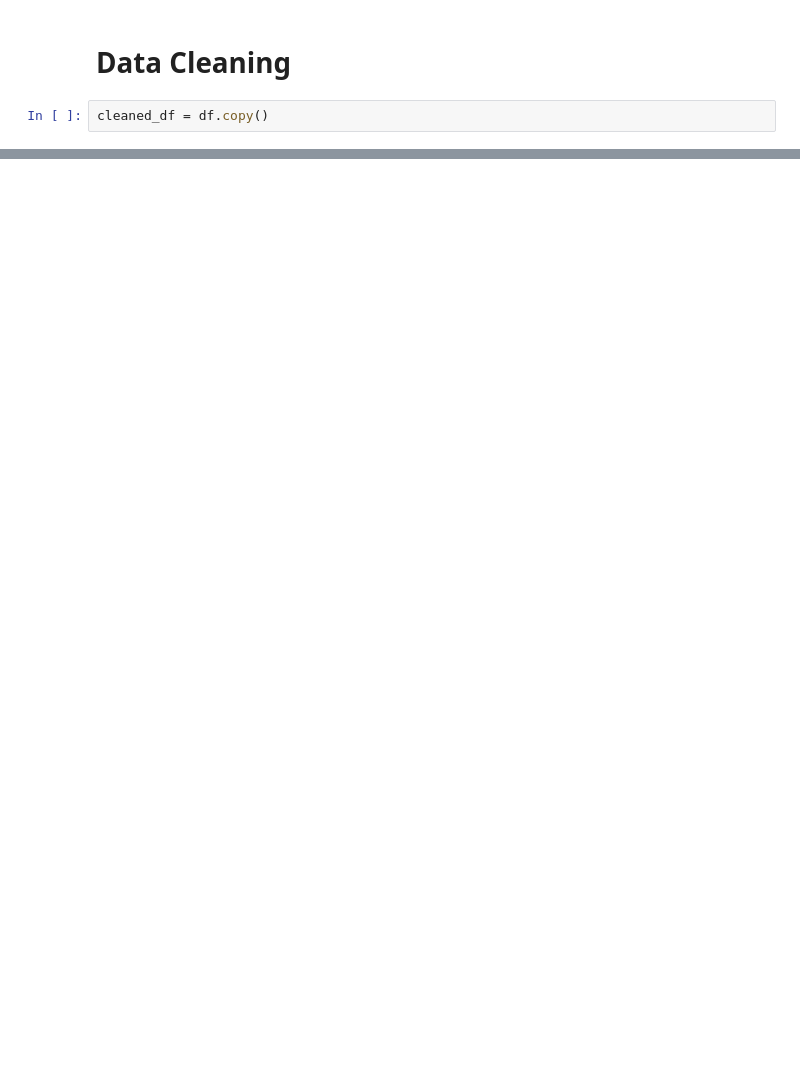
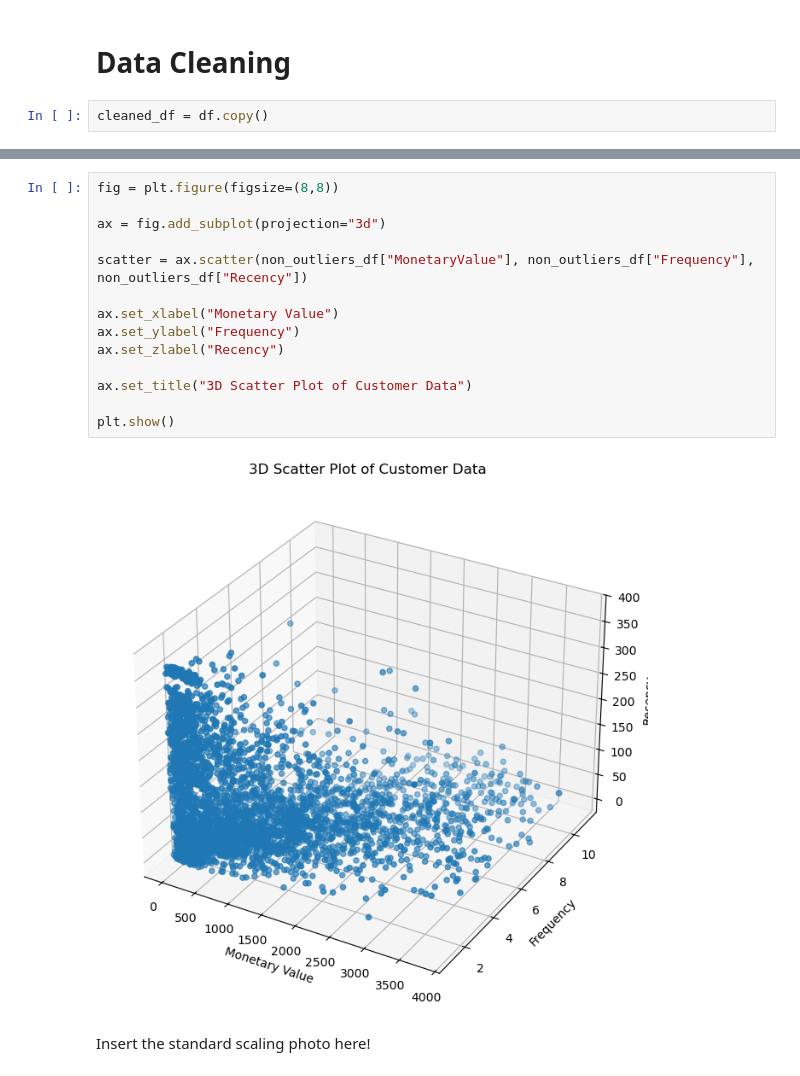
Before and after one commit to SanazRezvani/DS-retail, a Jupyter notebook: retailproj.ipynb, the cells around one changed output, grey strips where cells are left out. Saved outputs shown, nothing was run; the diff lists cells and outputs as text; blank space fills up the shorter version.

```diff
--- a/retailproj.ipynb
+++ b/retailproj.ipynb
@@ -185,0 +437,18 @@ cleaned_df
+# %%
+fig = plt.figure(figsize=(8,8))
+
+ax = fig.add_subplot(projection="3d")
+
+scatter = ax.scatter(non_outliers_df["MonetaryValue"], non_outliers_df["Frequency"], non_outliers_df["Recency"])
+
+ax.set_xlabel("Monetary Value")
+ax.set_ylabel("Frequency")
+ax.set_zlabel("Recency")
+
+ax.set_title("3D Scatter Plot of Customer Data")
+
+plt.show()
+# %% [output]
+[figure, added]
+# %% [markdown]
+Insert the standard scaling photo here!
```
Also changed, not shown: parts of 25 cells of this notebook.
